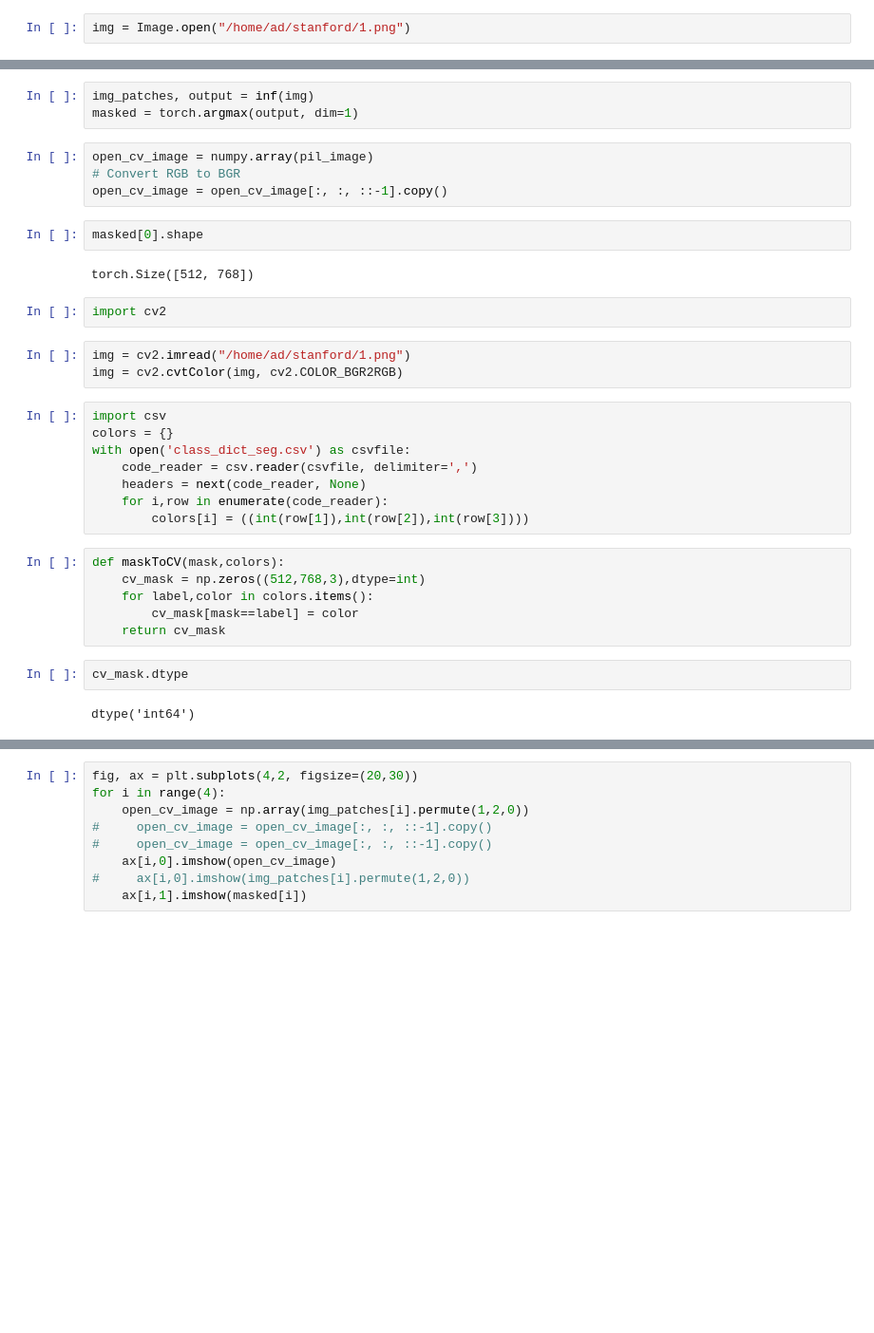
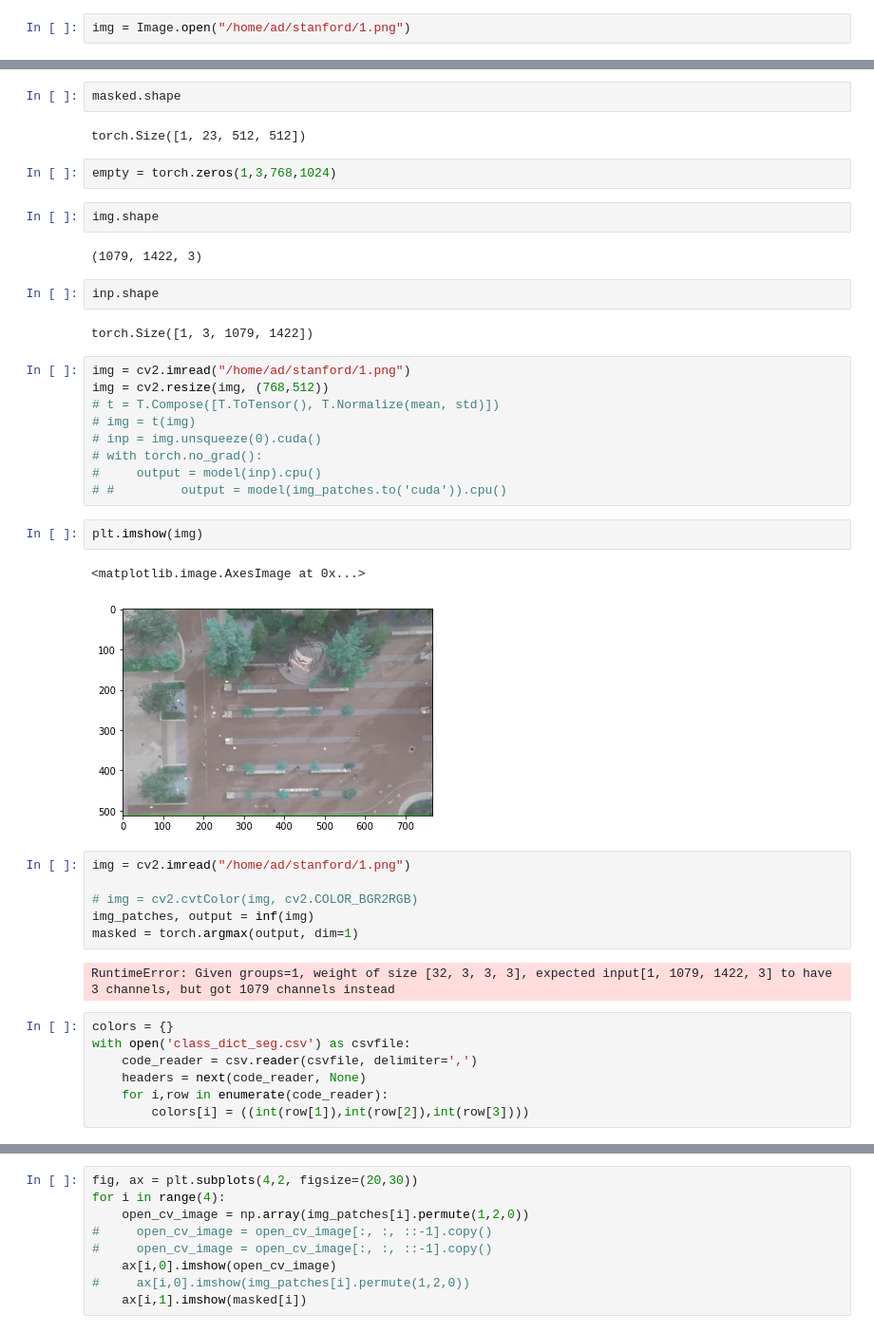
Before and after one commit to altimerk/stanford_drone_segmentation, a Jupyter notebook: inference.ipynb, the cells around one changed output, grey strips where cells are left out. Shown at 95% size. Drawn from its saved outputs; the diff is of its cells as text; blank space fills up the shorter version.

```diff
--- a/inference.ipynb
+++ b/inference.ipynb
@@ -46,34 +66,43 @@ img = Image.open("/home/ad/stanford/1.png")
+# %%
+masked.shape
+# %% [output]
+torch.Size([1, 23, 512, 512])
+# %%
+empty = torch.zeros(1,3,768,1024)
+# %%
+img.shape
+# %% [output]
+(1079, 1422, 3)
+# %%
+inp.shape
+# %% [output]
+torch.Size([1, 3, 1079, 1422])
+# %%
+img = cv2.imread("/home/ad/stanford/1.png")
+img = cv2.resize(img, (768,512))
+# t = T.Compose([T.ToTensor(), T.Normalize(mean, std)])
+# img = t(img)
+# inp = img.unsqueeze(0).cuda()
+# with torch.no_grad():
+#     output = model(inp).cpu()
+# #         output = model(img_patches.to('cuda')).cpu()
+# %%
+plt.imshow(img)
+# %% [output]
+<matplotlib.image.AxesImage at 0x...>
+[figure, added]
 # %%
+img = cv2.imread("/home/ad/stanford/1.png")
+
+# img = cv2.cvtColor(img, cv2.COLOR_BGR2RGB)
 img_patches, output = inf(img)
 masked = torch.argmax(output, dim=1)
+# %% [output]
+RuntimeError: Given groups=1, weight of size [32, 3, 3, 3], expected input[1, 1079, 1422, 3] to have 3 channels, but got 1079 channels instead
-# %%
-open_cv_image = numpy.array(pil_image)
-# Convert RGB to BGR
-open_cv_image = open_cv_image[:, :, ::-1].copy()
-# %%
-masked[0].shape
-# %% [output]
-torch.Size([512, 768])
-# %%
-import cv2
-# %%
-img = cv2.imread("/home/ad/stanford/1.png")
-img = cv2.cvtColor(img, cv2.COLOR_BGR2RGB)
 # %%
-import csv
 colors = {}
 with open('class_dict_seg.csv') as csvfile:
     code_reader = csv.reader(csvfile, delimiter=',')
     headers = next(code_reader, None)
     for i,row in enumerate(code_reader):
         colors[i] = ((int(row[1]),int(row[2]),int(row[3])))
-# %%
-def maskToCV(mask,colors):
-    cv_mask = np.zeros((512,768,3),dtype=int)
-    for label,color in colors.items():
-        cv_mask[mask==label] = color
-    return cv_mask
-# %%
-cv_mask.dtype
-# %% [output]
-dtype('int64')
```
Also changed, not shown: parts of 15 cells of this notebook, 17 other files.
